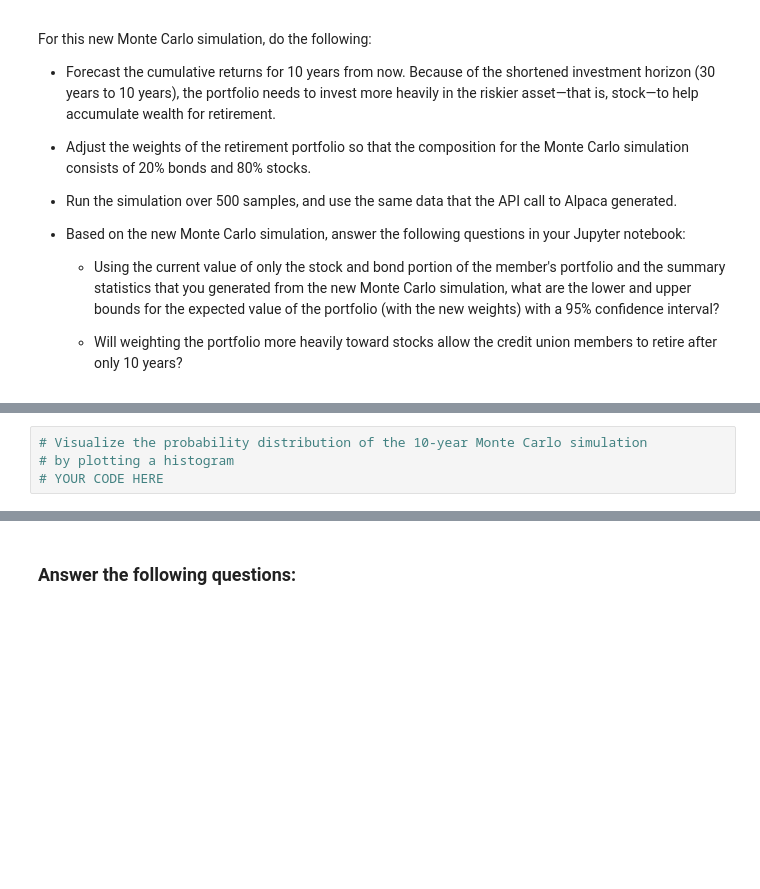
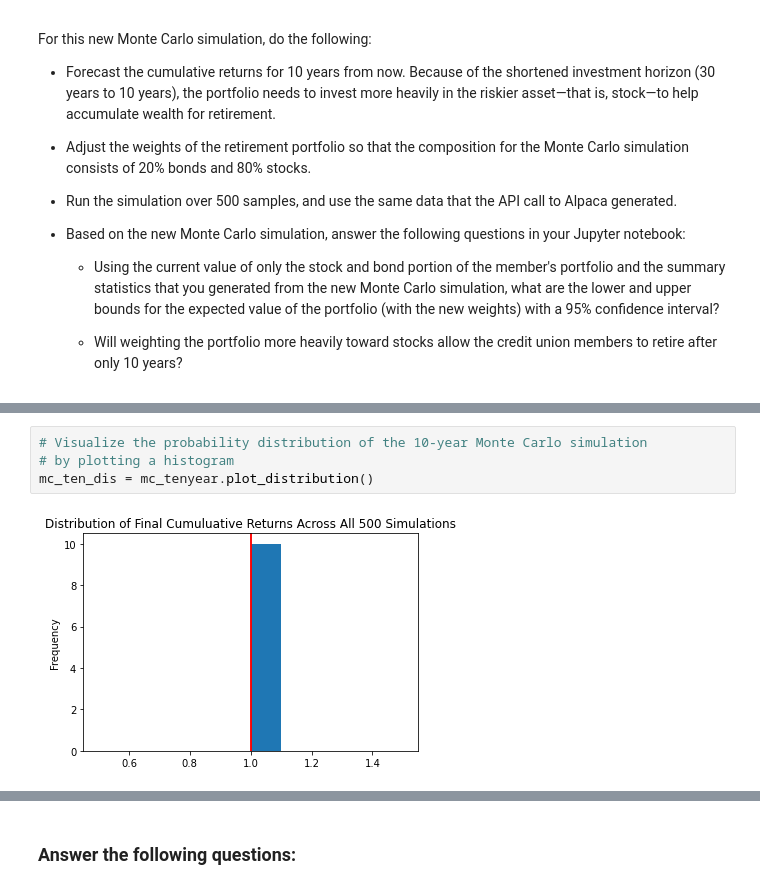
Before and after one commit to Leroy44/Monte-carlo-portfolio-forecasting-app, a Jupyter notebook: financial_planning_tools.ipynb, the cells around one changed output, grey strips where cells are left out. Drawn from its saved outputs; the diff is of its cells as text; blank space fills up the shorter version.

```diff
--- a/financial_planning_tools.ipynb
+++ b/financial_planning_tools.ipynb
@@ -525,7 +633,9 @@ For this new Monte Carlo simulation, do the following:
 # %%
 # Visualize the probability distribution of the 10-year Monte Carlo simulation
 # by plotting a histogram
-# YOUR CODE HERE
+mc_ten_dis = mc_tenyear.plot_distribution()
+# %% [output]
+[figure, added]
 # %%
 # Generate summary statistics from the 10-year Monte Carlo simulation results
 # Save the results as a variable
```
Also changed, not shown: parts of 14 cells of this notebook.
